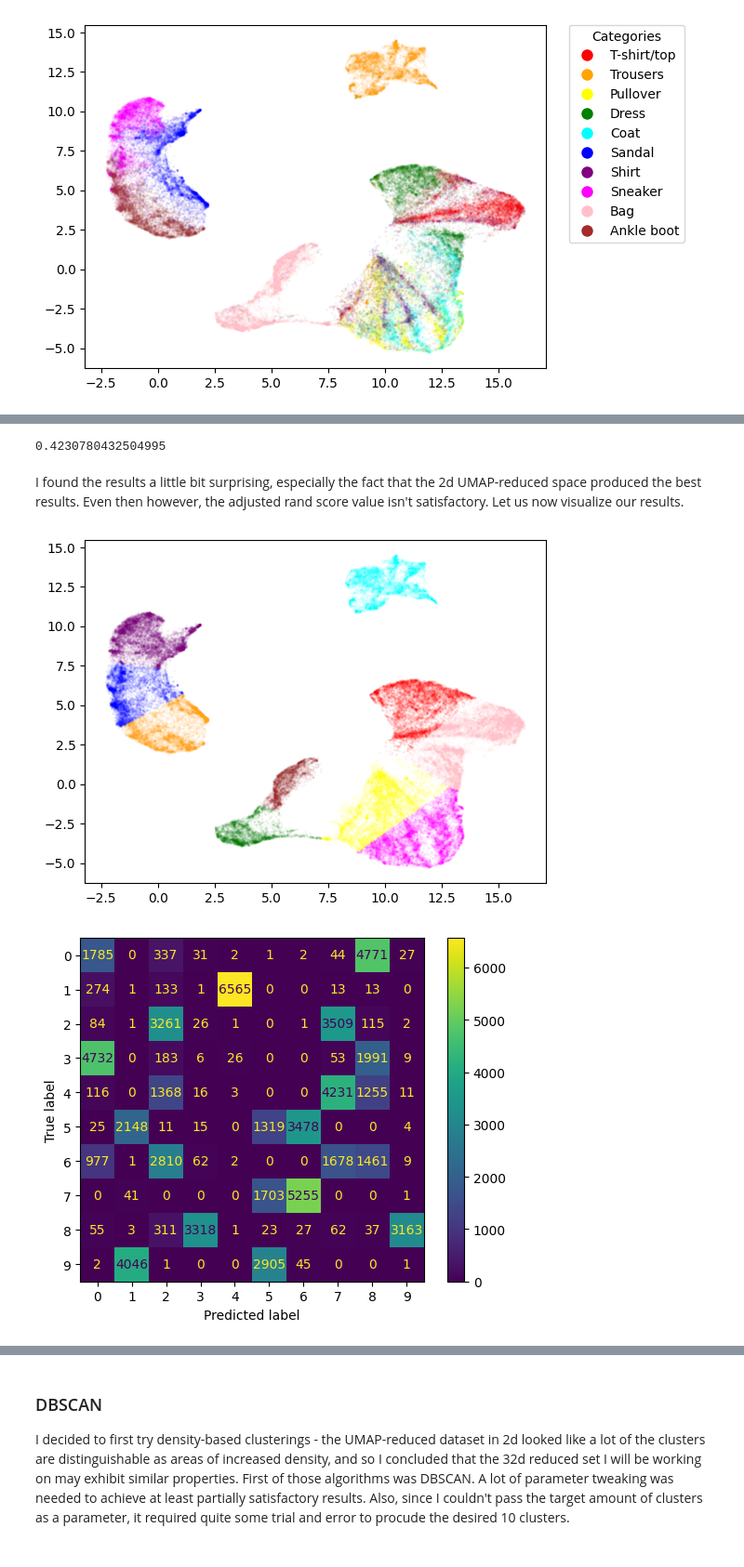
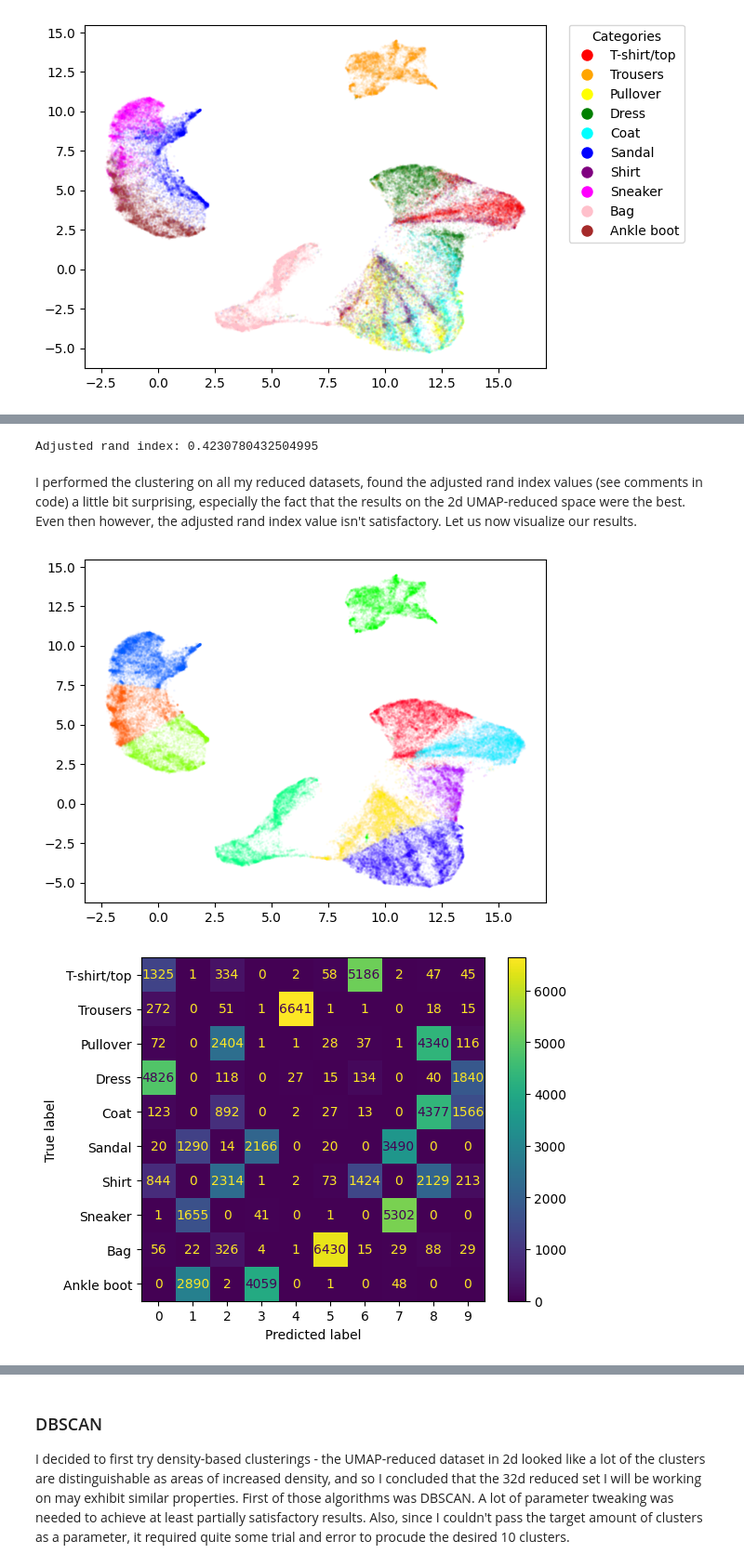
Before and after one commit to frun36/fods-fashion-mnist, a Jupyter notebook: fashion_mnist.ipynb, the cells around one changed output, grey strips where cells are left out. Shown at 93% size. Cells and saved outputs as stored; diff of their text form; code cells hidden in the pictures.

```diff
--- a/fashion_mnist.ipynb
+++ b/fashion_mnist.ipynb
@@ -235,33 +255,35 @@ from sklearn.metrics.cluster import contingency_matrix
 df_mask_all = np.ones(len(df), dtype=bool)
 
 kmeans = KMeans(n_clusters=10, random_state=RS)
-# kmeans.fit(df_px) # 0.37; 4.7s
-# kmeans.fit(reduced_pca) # 0.38; 0.7s
-# kmeans.fit(reduced_tsne) # 0.33; 0.0s
-kmeans.fit(reduced_umap) # 0.42; 0.0s
+# kmeans.fit(df_px) # adjuster_rand_index = 0.37; 4.7s
+# kmeans.fit(reduced_pca) # adjuster_rand_index = 0.38; 0.7s
+# kmeans.fit(reduced_tsne) # adjuster_rand_index = 0.33; 0.0s
+kmeans.fit(reduced_umap) # adjuster_rand_index = 0.42; 0.0s
 
-print(adjusted_rand_score(df['label'], kmeans.labels_))
+print(f"Adjusted rand index: {adjusted_rand_score(df['label'], kmeans.labels_)}")
 # %% [output]
-0.4230780432504995
+Adjusted rand index: 0.4230780432504995
 # %% [markdown]
-I found the results a little bit surprising, especially the fact that the 2d UMAP-reduced space produced the best results. Even then however, the adjusted rand score value isn't satisfactory. Let us now visualize our results.
+I performed the clustering on all my reduced datasets, found the adjusted rand index values (see comments in code) a little bit surprising, especially the fact that the results on the 2d UMAP-reduced space were the best. Even then however, the adjusted rand index value isn't satisfactory. Let us now visualize our results.
 # %%
 def plot_clusters(points, cluster_labels, df_mask):
-    colors = ['red', 'orange', 'yellow', 'green', 'cyan', 'blue', 'purple', 'magenta', 'pink', 'brown']
-    cmap = ListedColormap(colors)
+    max_label = np.max(cluster_labels)
+    colors = np.array([plt.cm.gist_rainbow(label / (max_label + 1)) if label >= 0 else [0.5, 0.5, 0.5, 1.0] for label in cluster_labels])
 
-    plt.scatter(points[:, 0], points[:, 1], c=cluster_labels, cmap=cmap, s=1, alpha=0.04/(np.sum(df_mask)/len(df_mask)))
+    plt.scatter(points[:, 0], points[:, 1], c=colors, s=1, alpha=0.04/(np.sum(df_mask)/len(df_mask)))
     plt.show()
 
-def plot_contingency_matrix(true_labels, predicted_labels):
+def plot_contingency_matrix(true_labels, predicted_labels, noise=False):
     m = contingency_matrix(true_labels, predicted_labels)
-    disp = ConfusionMatrixDisplay(m)
+    disp = ConfusionMatrixDisplay(m, display_labels=labels)
     disp.plot()
+    x_ticks = [i for i in range(len(np.unique(predicted_labels)))]
+    x_labels = [i - (1 if noise else 0) for i in range(len(np.unique(predicted_labels)))]
+    plt.xticks(ticks=x_ticks, labels=x_labels)
     plt.show()
 
-# plot_2d(reduced_umap, df_mask)
 plot_clusters(reduced_umap, kmeans.labels_, df_mask_all)
 plot_contingency_matrix(df['label'], kmeans.labels_)
 # %% [output]
-[figure, old version]
+[figure, new version]
-[figure, old version]
+[figure, new version]
```
Also changed, not shown: parts of 32 cells of this notebook.
